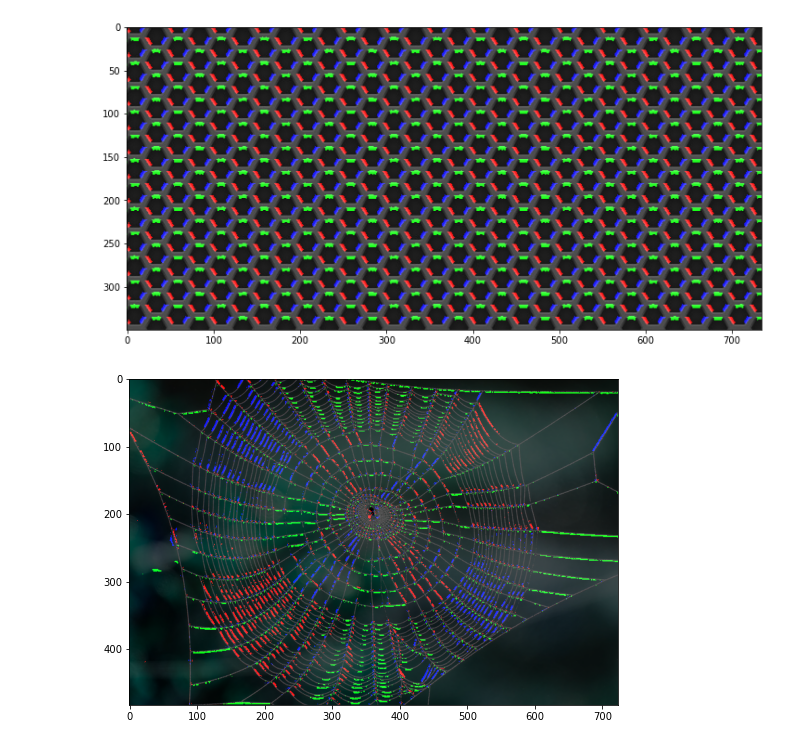
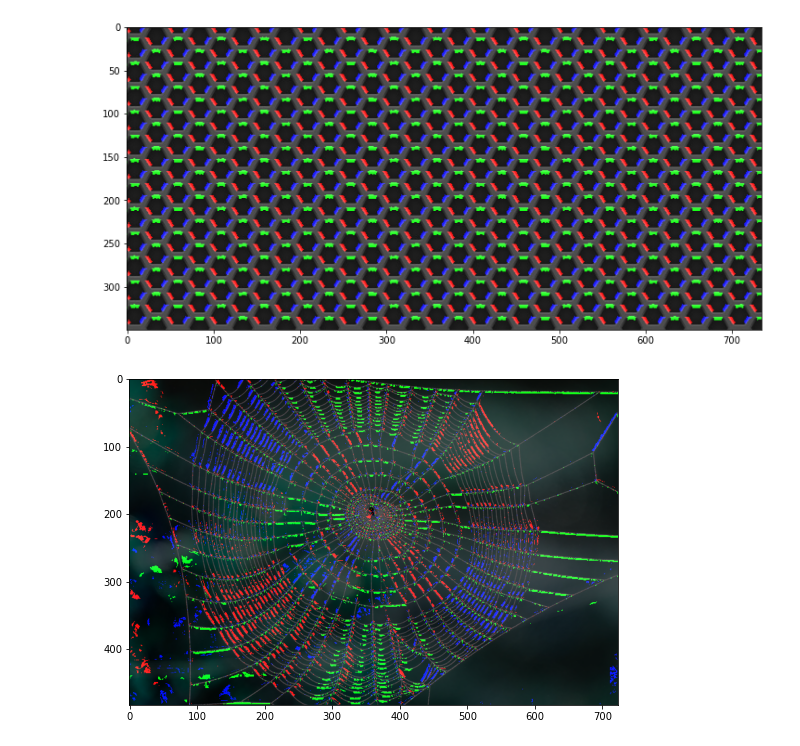
Before and after one commit to AgustinBaffo/CEIA, a Jupyter notebook: 05 - Vision por Computadora I/TP2/TP2.ipynb, the cells around one changed output. Saved outputs shown, nothing was run; the diff lists cells and outputs as text; code cells hidden in the pictures.

```diff
--- a/05 - Vision por Computadora I/TP2/TP2.ipynb
+++ b/05 - Vision por Computadora I/TP2/TP2.ipynb
@@ -81,8 +81,8 @@ fig = plt.figure(figsize=(15,6)), plt.imshow(img_out)
 # %%
 img = cv2.imread('./images/tela2.jpg')
 angles = [145,-90,30]
 colors=['r','g','b']
-img_out = find_border(img,angles,tolereance=10,colors=colors,percentil=98)
+img_out = find_border(img,angles,tolereance=10,colors=colors,percentil=97)
 fig = plt.figure(figsize=(15,6)), plt.imshow(img_out)
 # %% [output]
-[figure, old version]
+[figure, new version]
```
